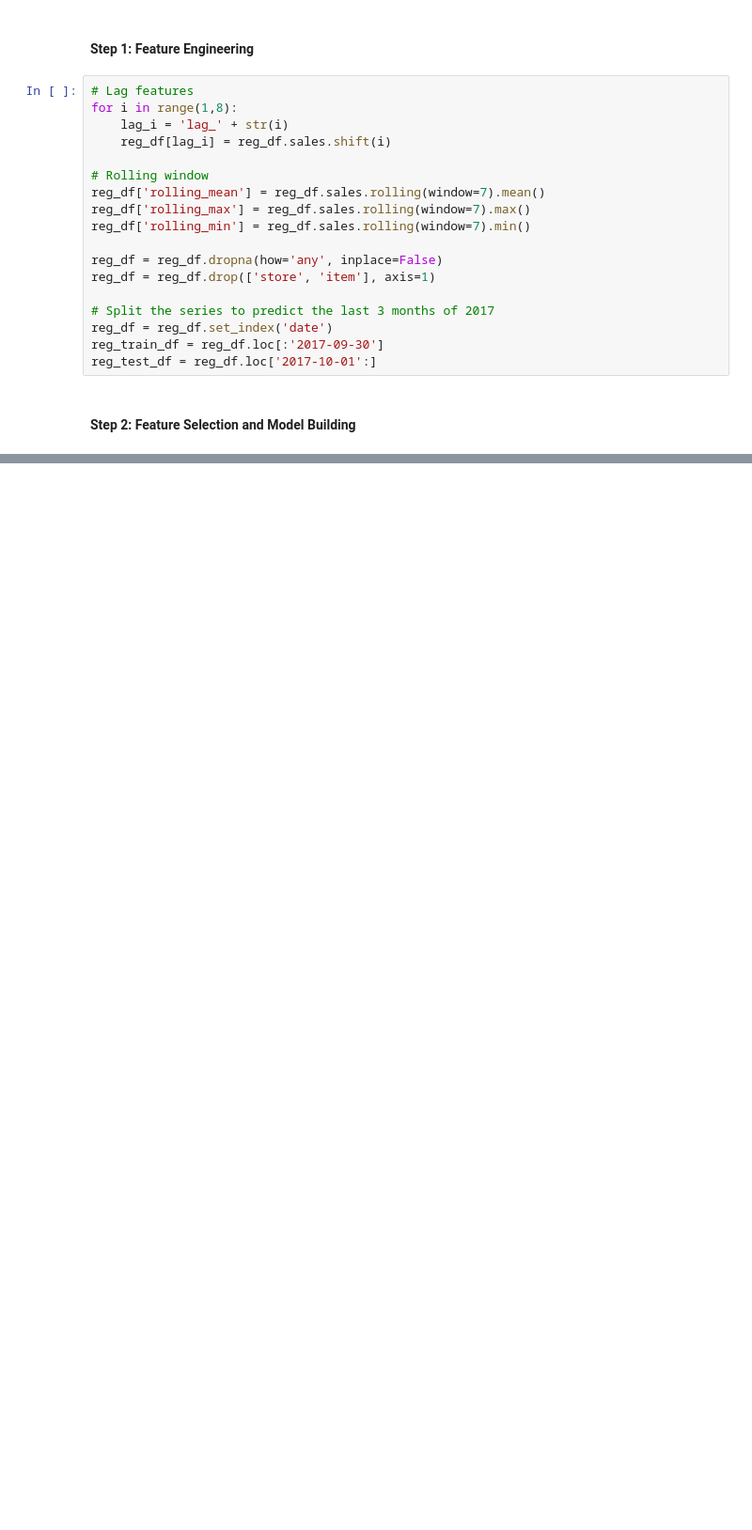
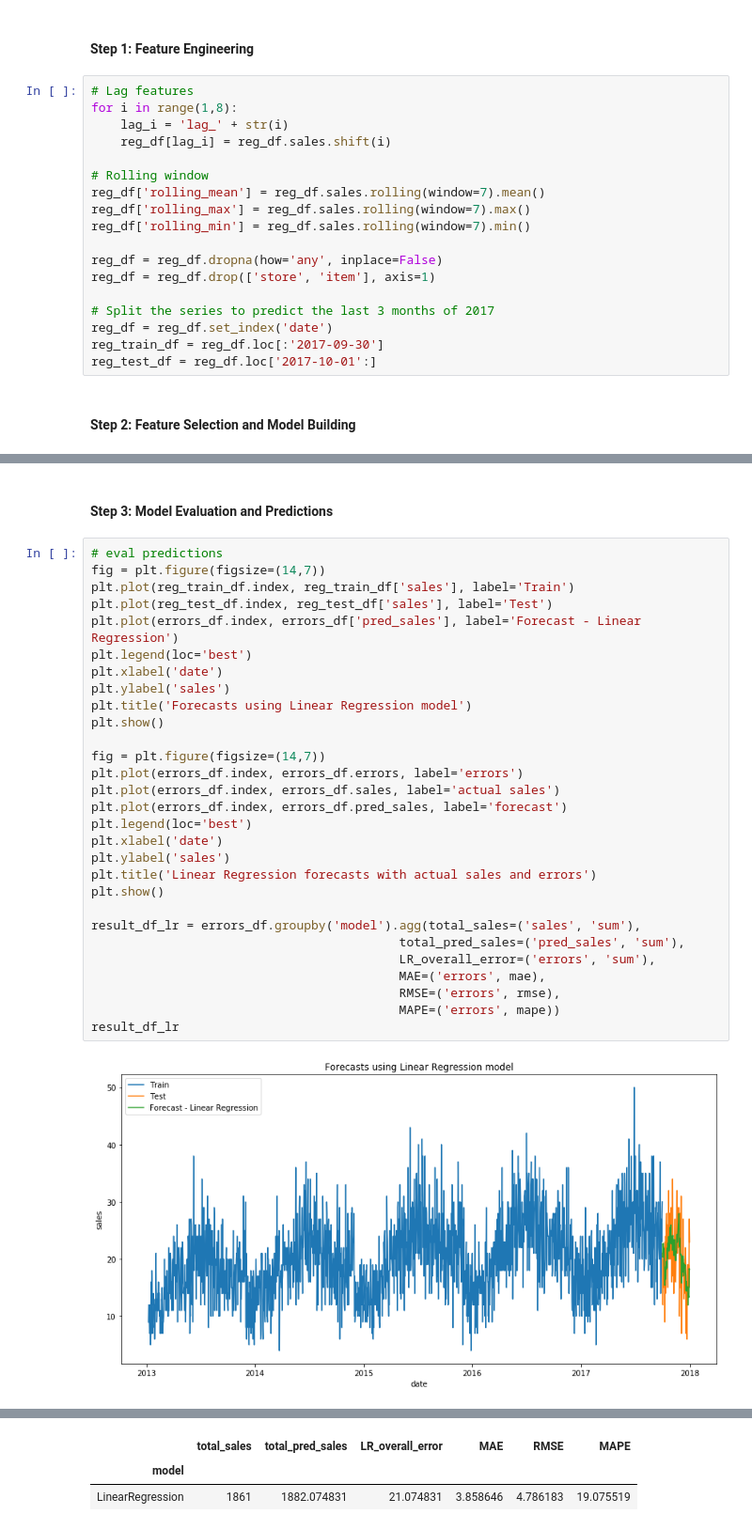
Before and after one commit to akshitvjain/product-sales-forecasting, a Jupyter notebook: notebook-sales-demand-forecasting.ipynb, the cells around one changed output, grey strips where cells are left out. Shown at 94% size. Saved outputs shown, nothing was run; the diff lists cells and outputs as text; blank space fills up the shorter version.

```diff
--- a/notebook-sales-demand-forecasting.ipynb
+++ b/notebook-sales-demand-forecasting.ipynb
@@ -522,0 +582,33 @@ preds = model.predict(X_test)
+# %% [markdown]
+#### Step 3: Model Evaluation and Predictions
+# %%
+# eval predictions
+fig = plt.figure(figsize=(14,7))
+plt.plot(reg_train_df.index, reg_train_df['sales'], label='Train')
+plt.plot(reg_test_df.index, reg_test_df['sales'], label='Test')
+plt.plot(errors_df.index, errors_df['pred_sales'], label='Forecast - Linear Regression')
+plt.legend(loc='best')
+plt.xlabel('date')
+plt.ylabel('sales')
+plt.title('Forecasts using Linear Regression model')
+plt.show()
+
+fig = plt.figure(figsize=(14,7))
+plt.plot(errors_df.index, errors_df.errors, label='errors')
+plt.plot(errors_df.index, errors_df.sales, label='actual sales')
+plt.plot(errors_df.index, errors_df.pred_sales, label='forecast')
+plt.legend(loc='best')
+plt.xlabel('date')
+plt.ylabel('sales')
+plt.title('Linear Regression forecasts with actual sales and errors')
+plt.show()
+
+result_df_lr = errors_df.groupby('model').agg(total_sales=('sales', 'sum'),
+                                          total_pred_sales=('pred_sales', 'sum'),
+                                          LR_overall_error=('errors', 'sum'),
+                                          MAE=('errors', mae),
+                                          RMSE=('errors', rmse),
+                                          MAPE=('errors', mape))
+result_df_lr
+# %% [output]
+[figure, added]
@@ -522,0 +616,3 @@ preds = model.predict(X_test)
+|  | total_sales | total_pred_sales | LR_overall_error | MAE | RMSE | MAPE |
+| model |  |  |  |  |  |  |
+| LinearRegression | 1861 | 1882.074831 | 21.074831 | 3.858646 | 4.786183 | 19.075519 |
```
Also changed, not shown: parts of 11 cells of this notebook.
